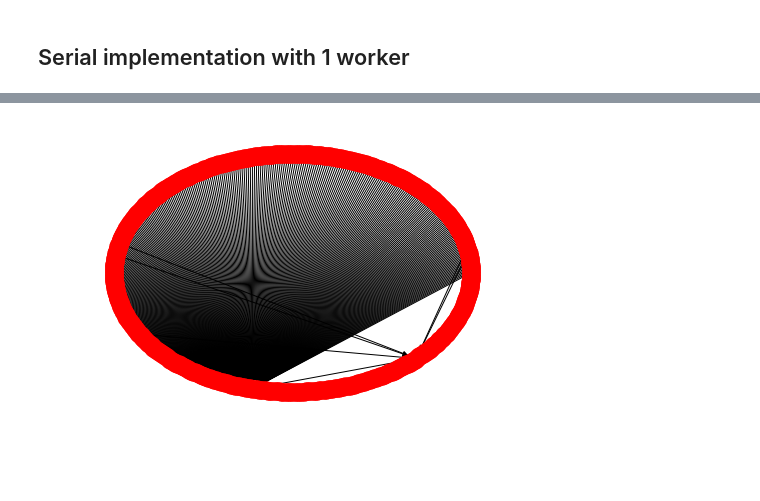
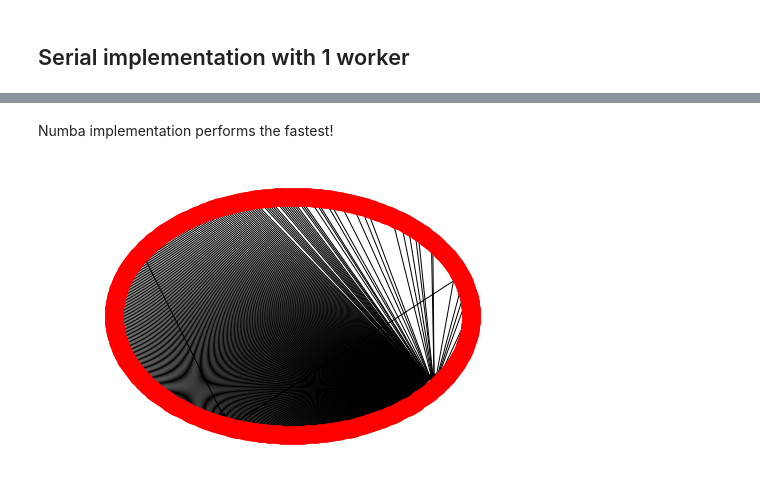
Before and after one commit to shr264/CSCS_python, a Jupyter notebook: CSCS_in_python_example.ipynb, the cells around one changed output, grey strips where cells are left out. Saved outputs shown, nothing was run; the diff lists cells and outputs as text; code cells hidden in the pictures; blank space fills up the shorter version.

Commit message:
added numba example

```diff
--- a/CSCS_in_python_example.ipynb
+++ b/CSCS_in_python_example.ipynb
@@ -28,6 +36,8 @@ cscs = CSCS(Y = Y,l = 1, num_workers=1)
+# %% [markdown]
+Numba implementation performs the fastest!
 # %%
-cscs = CSCS(Y = Y,l = 2.75, num_workers=3)
+cscs = CSCS(Y = Y,l = 2.1872, num_workers=3)
 L,A,G = cscs.fit()
 nx.draw_shell(G, with_labels=False, font_weight='bold')
 # %% [output]
-[figure, old version]
+[figure, new version]
```
Also changed, not shown: parts of 6 cells of this notebook.
